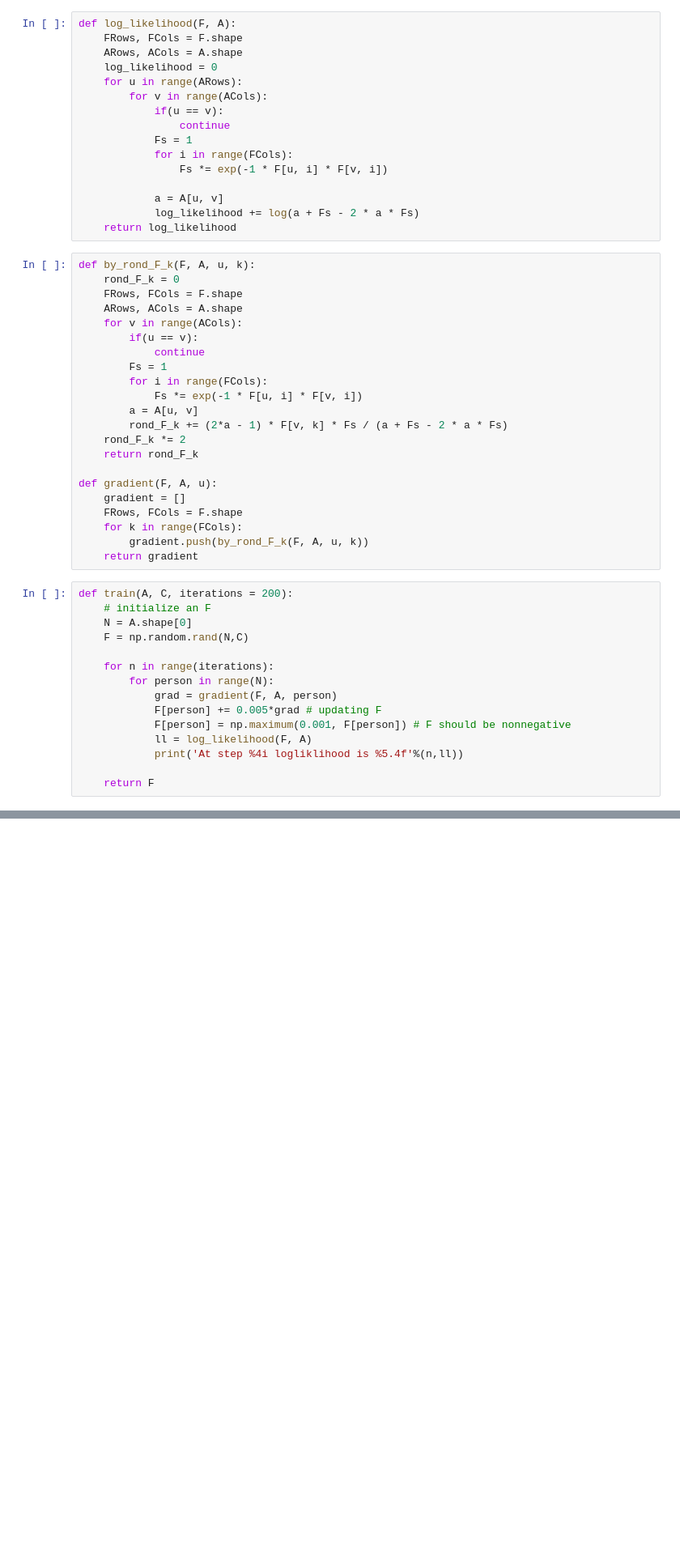
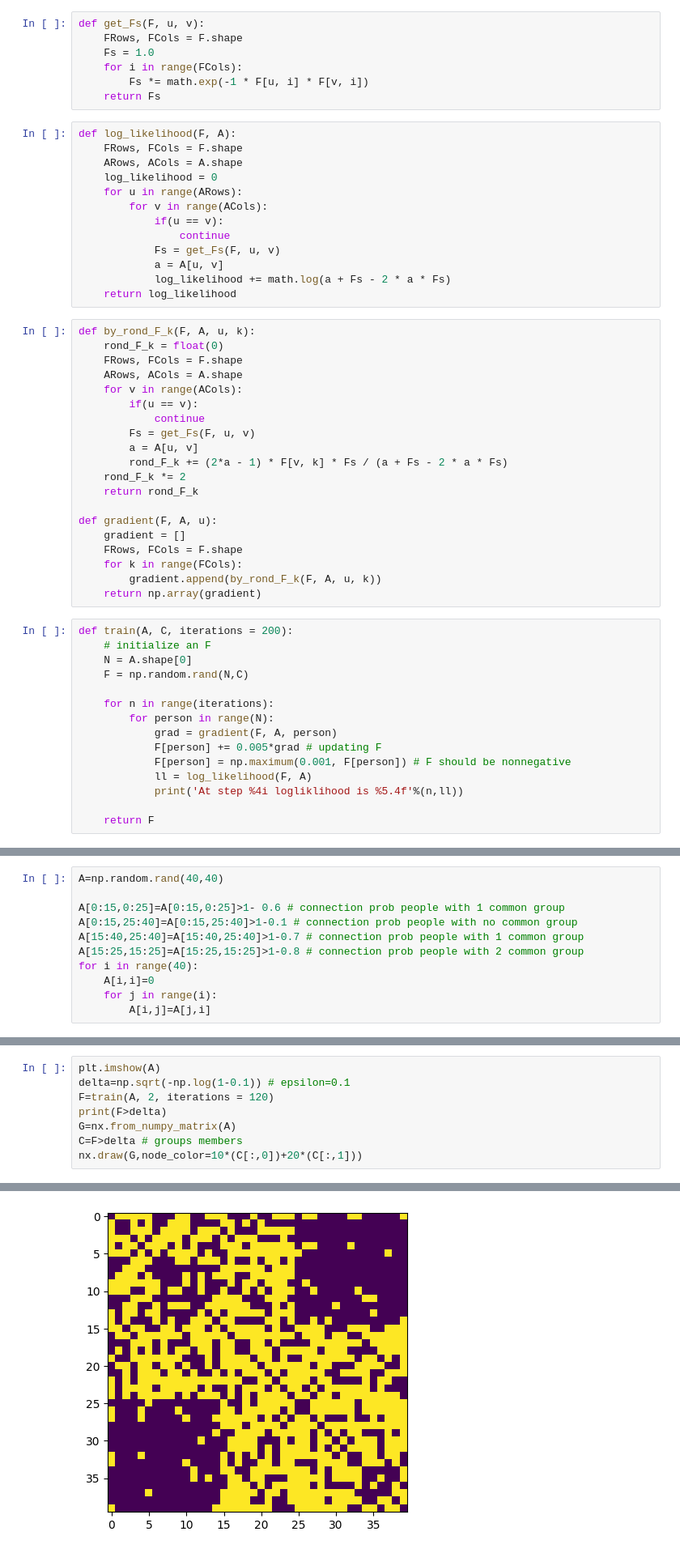
Before and after one commit to abolfazlghalandary/Statistics-Project, a Jupyter notebook: Practicals/Q1/practical1.ipynb, the cells around one changed output, grey strips where cells are left out. Shown at 81% size. Drawn from its saved outputs; the diff is of its cells as text; blank space fills up the shorter version.

```diff
--- a/Practicals/Q1/practical1.ipynb
+++ b/Practicals/Q1/practical1.ipynb
@@ -3,3 +4,10 @@ import numpy as np
+# %%
+def get_Fs(F, u, v):
+    FRows, FCols = F.shape
+    Fs = 1.0
+    for i in range(FCols):
+        Fs *= math.exp(-1 * F[u, i] * F[v, i])
+    return Fs
 # %%
 def log_likelihood(F, A):
     FRows, FCols = F.shape
@@ -9,24 +17,19 @@ def log_likelihood(F, A):
         for v in range(ACols):
             if(u == v):
                 continue
-            Fs = 1
-            for i in range(FCols):
-                Fs *= exp(-1 * F[u, i] * F[v, i])
-
+            Fs = get_Fs(F, u, v)
             a = A[u, v]
-            log_likelihood += log(a + Fs - 2 * a * Fs)
+            log_likelihood += math.log(a + Fs - 2 * a * Fs)
     return log_likelihood
 # %%
 def by_rond_F_k(F, A, u, k):
-    rond_F_k = 0
+    rond_F_k = float(0)
     FRows, FCols = F.shape
     ARows, ACols = A.shape
     for v in range(ACols):
         if(u == v):
             continue
-        Fs = 1
-        for i in range(FCols):
-            Fs *= exp(-1 * F[u, i] * F[v, i])
+        Fs = get_Fs(F, u, v)
         a = A[u, v]
         rond_F_k += (2*a - 1) * F[v, k] * Fs / (a + Fs - 2 * a * Fs)
     rond_F_k *= 2
@@ -36,8 +39,8 @@ def gradient(F, A, u):
     gradient = []
     FRows, FCols = F.shape
     for k in range(FCols):
-        gradient.push(by_rond_F_k(F, A, u, k))
-    return gradient
+        gradient.append(by_rond_F_k(F, A, u, k))
+    return np.array(gradient)
 # %%
 def train(A, C, iterations = 200):
     # initialize an F
@@ -55,0 +61,11 @@ def train(A, C, iterations = 200):
+# %%
+A=np.random.rand(40,40)
+
+A[0:15,0:25]=A[0:15,0:25]>1- 0.6 # connection prob people with 1 common group
+A[0:15,25:40]=A[0:15,25:40]>1-0.1 # connection prob people with no common group
+A[15:40,25:40]=A[15:40,25:40]>1-0.7 # connection prob people with 1 common group
+A[15:25,15:25]=A[15:25,15:25]>1-0.8 # connection prob people with 2 common group
+for i in range(40):
+    A[i,i]=0
+    for j in range(i):
+        A[i,j]=A[j,i]
@@ -55,0 +77,9 @@ def train(A, C, iterations = 200):
+# %%
+plt.imshow(A)
+delta=np.sqrt(-np.log(1-0.1)) # epsilon=0.1
+F=train(A, 2, iterations = 120)
+print(F>delta)
+G=nx.from_numpy_matrix(A)
+C=F>delta # groups members
+nx.draw(G,node_color=10*(C[:,0])+20*(C[:,1]))
+# %% [output]
@@ -55,0 +104 @@ def train(A, C, iterations = 200):
+[figure, added]
```
Also changed, not shown: parts of 4 cells of this notebook.
